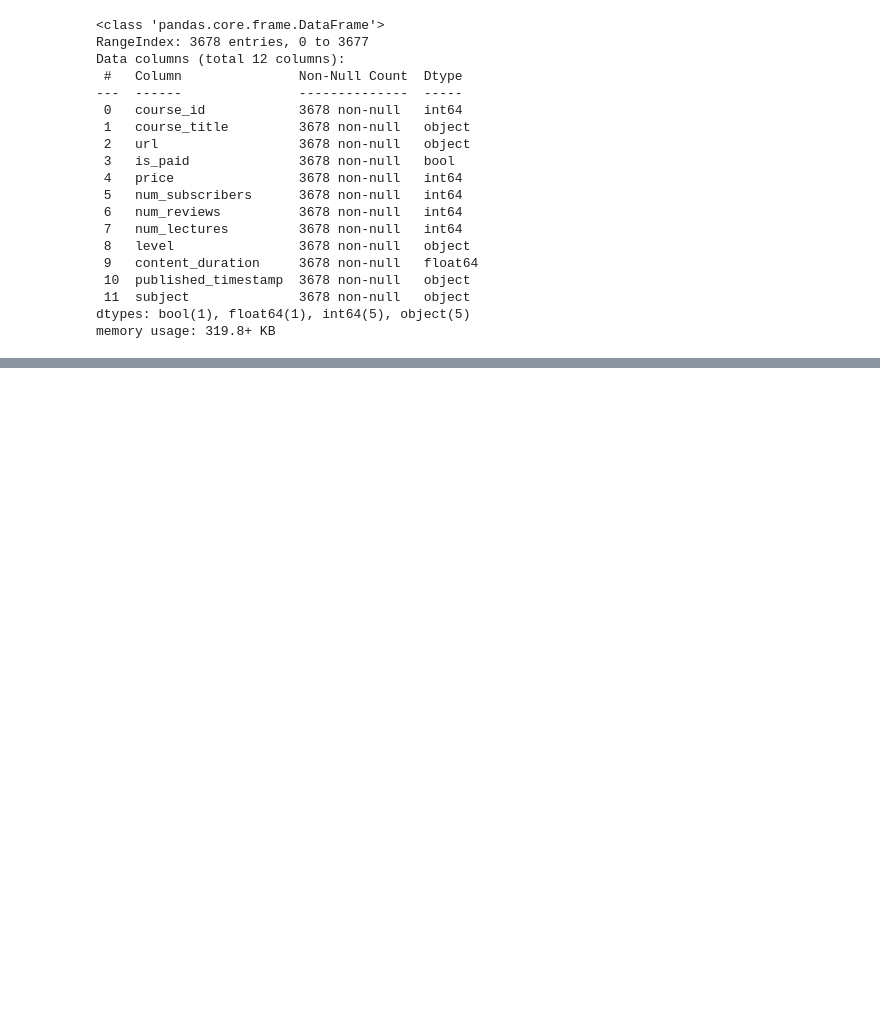
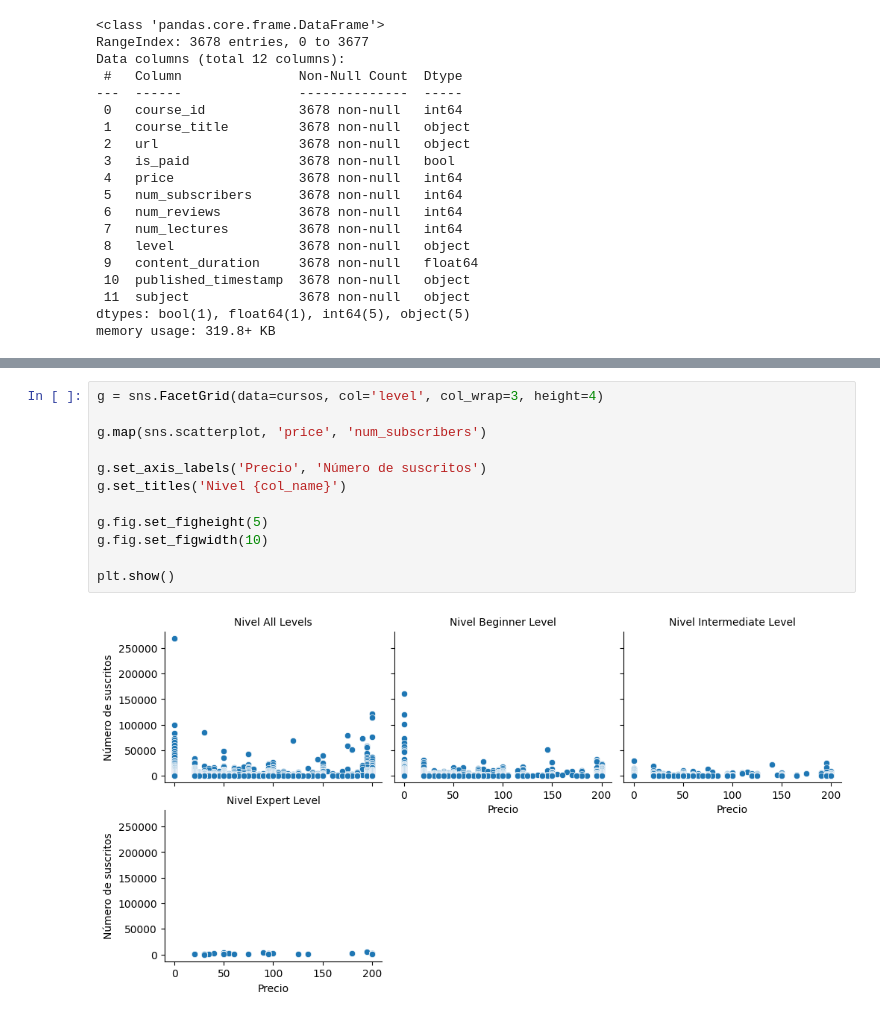
Before and after one commit to pedroOria/PI02_data_analitics, a Jupyter notebook: EDA_udemy.ipynb, the cells around one changed output, grey strips where cells are left out. Saved outputs shown, nothing was run; the diff lists cells and outputs as text; blank space fills up the shorter version.

```diff
--- a/EDA_udemy.ipynb
+++ b/EDA_udemy.ipynb
@@ -36,0 +83,14 @@ memory usage: 319.8+ KB
+# %%
+g = sns.FacetGrid(data=cursos, col='level', col_wrap=3, height=4)
+
+g.map(sns.scatterplot, 'price', 'num_subscribers')
+
+g.set_axis_labels('Precio', 'Número de suscritos')
+g.set_titles('Nivel {col_name}')
+
+g.fig.set_figheight(5)
+g.fig.set_figwidth(10)
+
+plt.show()
+# %% [output]
+[figure, added]
```
Also changed, not shown: parts of 6 cells of this notebook.
